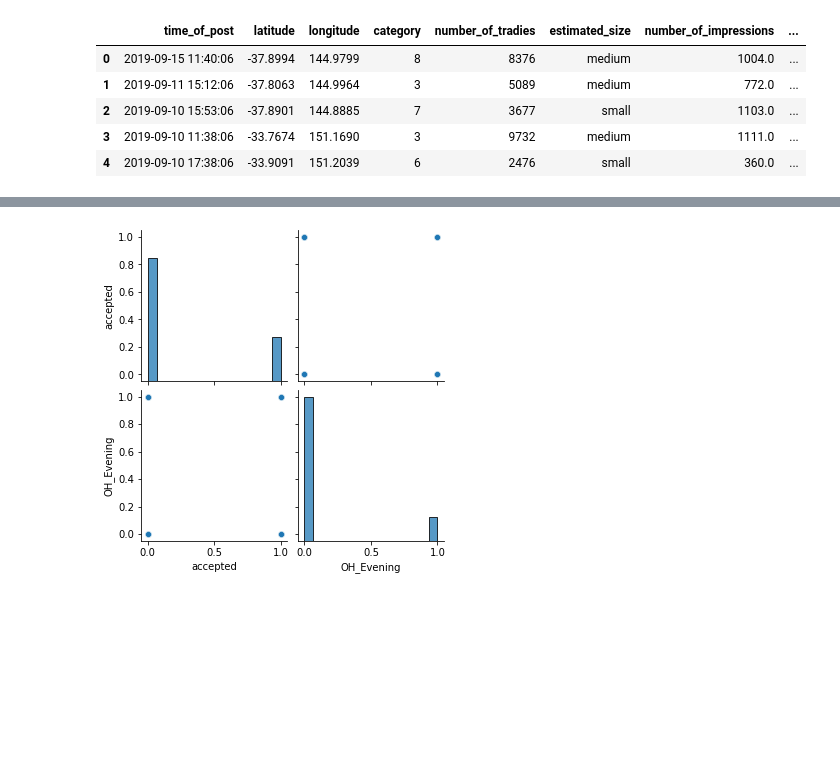
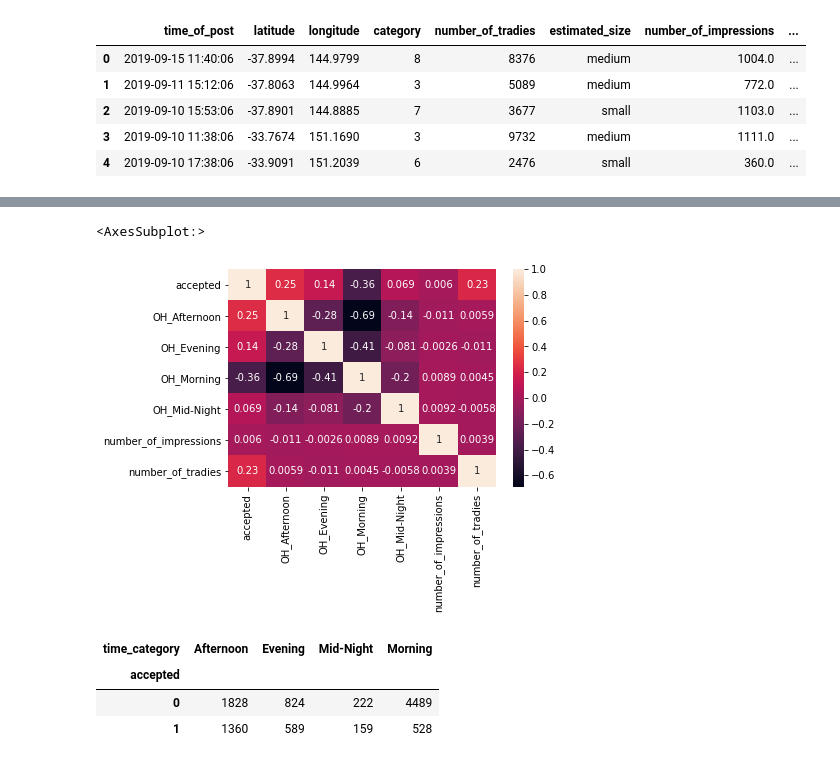
Before and after one commit to arsedianivan/hipages_tasks, a Jupyter notebook: HipagesEDA.ipynb, the cells around one changed output, grey strips where cells are left out. Saved outputs shown, nothing was run; the diff lists cells and outputs as text; code cells hidden in the pictures; blank space fills up the shorter version.

```diff
--- a/HipagesEDA.ipynb
+++ b/HipagesEDA.ipynb
@@ -187,7 +186,7 @@ def categorise_time(time):
     elif 17 <= time.hour < 21:
         return 'Evening'
     else:
-        return 'Night'
+        return 'Mid-Night'
 # %%
 jobs['time_category'] = jobs['time_of_post'].dt.time.apply(categorise_time)
 # %%
@@ -300,5 +290,12 @@ sns.heatmap(data=jobs[['accepted', 'OH_Afternoon', 'OH_Evening', 'OH_Morning', '
-# %%
-sns.pairplot(jobs[['accepted','OH_Evening']])
-plt.show()
-# %% [output]
-[figure, removed]
+# %%
+sns.heatmap(data=jobs[['accepted', 'OH_Afternoon', 'OH_Evening', 'OH_Morning', 'OH_Mid-Night','number_of_impressions','number_of_tradies']].corr(), annot=True)
+# %% [output]
+<AxesSubplot:>
+[figure, added]
+# %%
+pd.crosstab(jobs['accepted'], jobs['time_category'])
+# %% [output]
+| time_category | Afternoon | Evening | Mid-Night | Morning |
+| accepted |  |  |  |  |
+| 0 | 1828 | 824 | 222 | 4489 |
+| 1 | 1360 | 589 | 159 | 528 |
```
Also changed, not shown: parts of 9 cells of this notebook.
